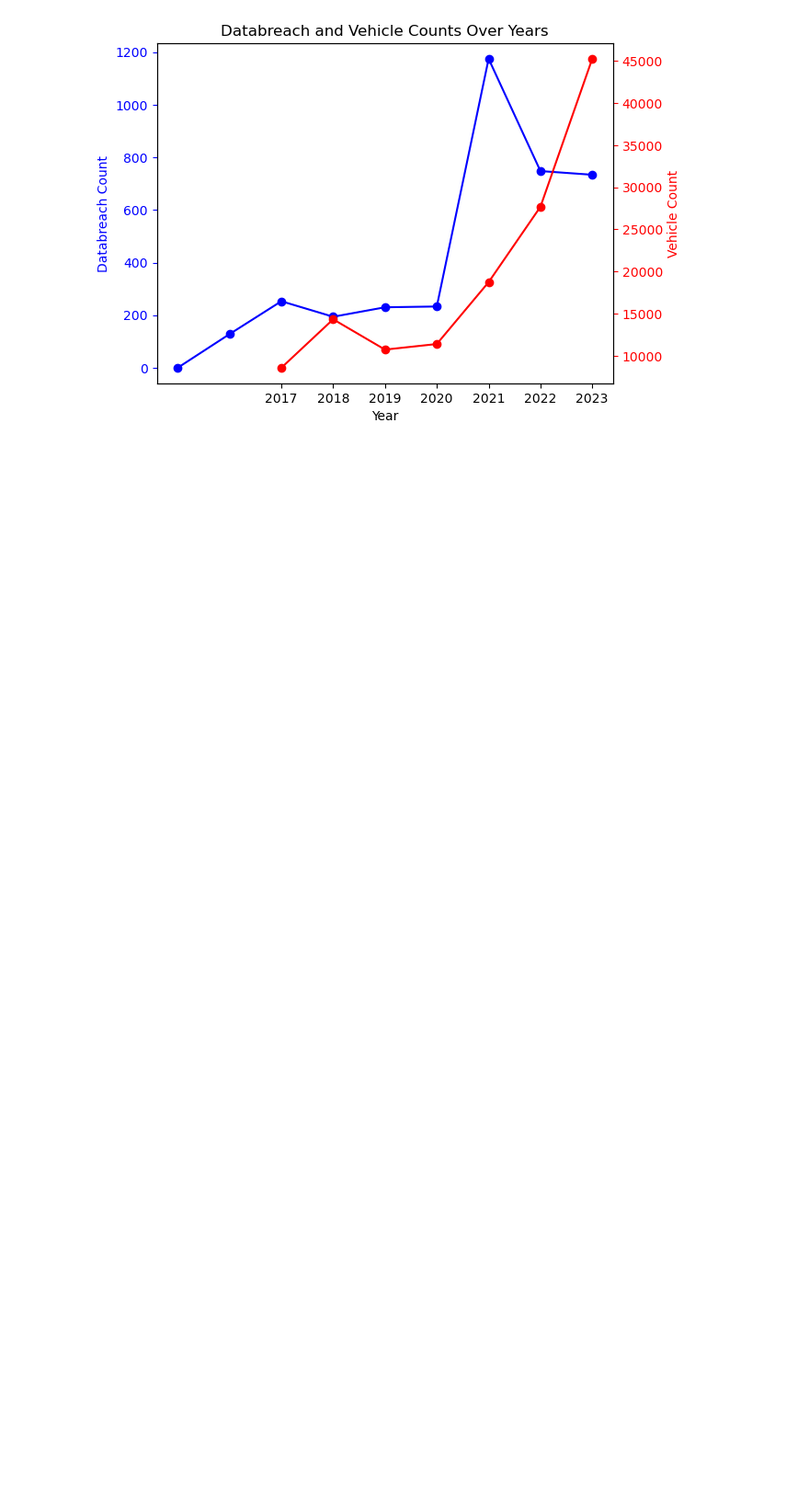
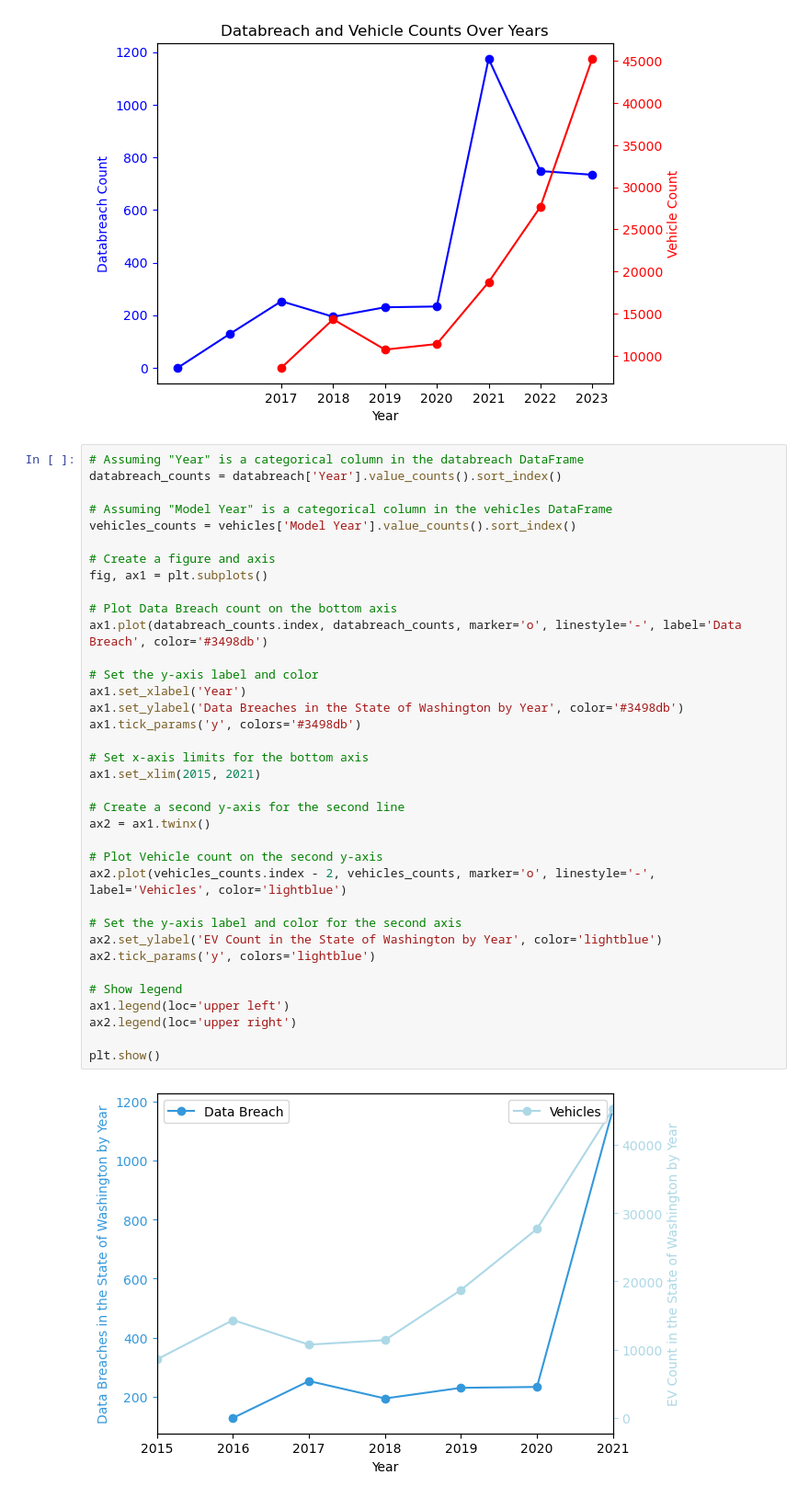
Before and after one commit to Ju2t-us/DataScience1, a Jupyter notebook: Projects/Final Project/Final Project.ipynb, the cells around one changed output. Shown at 92% size. Saved outputs shown, nothing was run; the diff lists cells and outputs as text; blank space fills up the shorter version.

```diff
--- a/Projects/Final Project/Final Project.ipynb
+++ b/Projects/Final Project/Final Project.ipynb
@@ -174,3 +174,41 @@ plt.title('Databreach and Vehicle Counts Over Years')
 plt.show()
 # %% [output]
 [figure]
+# %%
+# Assuming "Year" is a categorical column in the databreach DataFrame
+databreach_counts = databreach['Year'].value_counts().sort_index()
+
+# Assuming "Model Year" is a categorical column in the vehicles DataFrame
+vehicles_counts = vehicles['Model Year'].value_counts().sort_index()
+
+# Create a figure and axis
+fig, ax1 = plt.subplots()
+
+# Plot Data Breach count on the bottom axis
+ax1.plot(databreach_counts.index, databreach_counts, marker='o', linestyle='-', label='Data Breach', color='#3498db')
+
+# Set the y-axis label and color
+ax1.set_xlabel('Year')
+ax1.set_ylabel('Data Breaches in the State of Washington by Year', color='#3498db')
+ax1.tick_params('y', colors='#3498db')
+
+# Set x-axis limits for the bottom axis
+ax1.set_xlim(2015, 2021)
+
+# Create a second y-axis for the second line
+ax2 = ax1.twinx()
+
+# Plot Vehicle count on the second y-axis
+ax2.plot(vehicles_counts.index - 2, vehicles_counts, marker='o', linestyle='-', label='Vehicles', color='lightblue')
+
+# Set the y-axis label and color for the second axis
+ax2.set_ylabel('EV Count in the State of Washington by Year', color='lightblue')
+ax2.tick_params('y', colors='lightblue')
+
+# Show legend
+ax1.legend(loc='upper left')
+ax2.legend(loc='upper right')
+
+plt.show()
+# %% [output]
+[figure, added]
```
Also changed, not shown: parts of 1 cell of this notebook, 9 other files.
